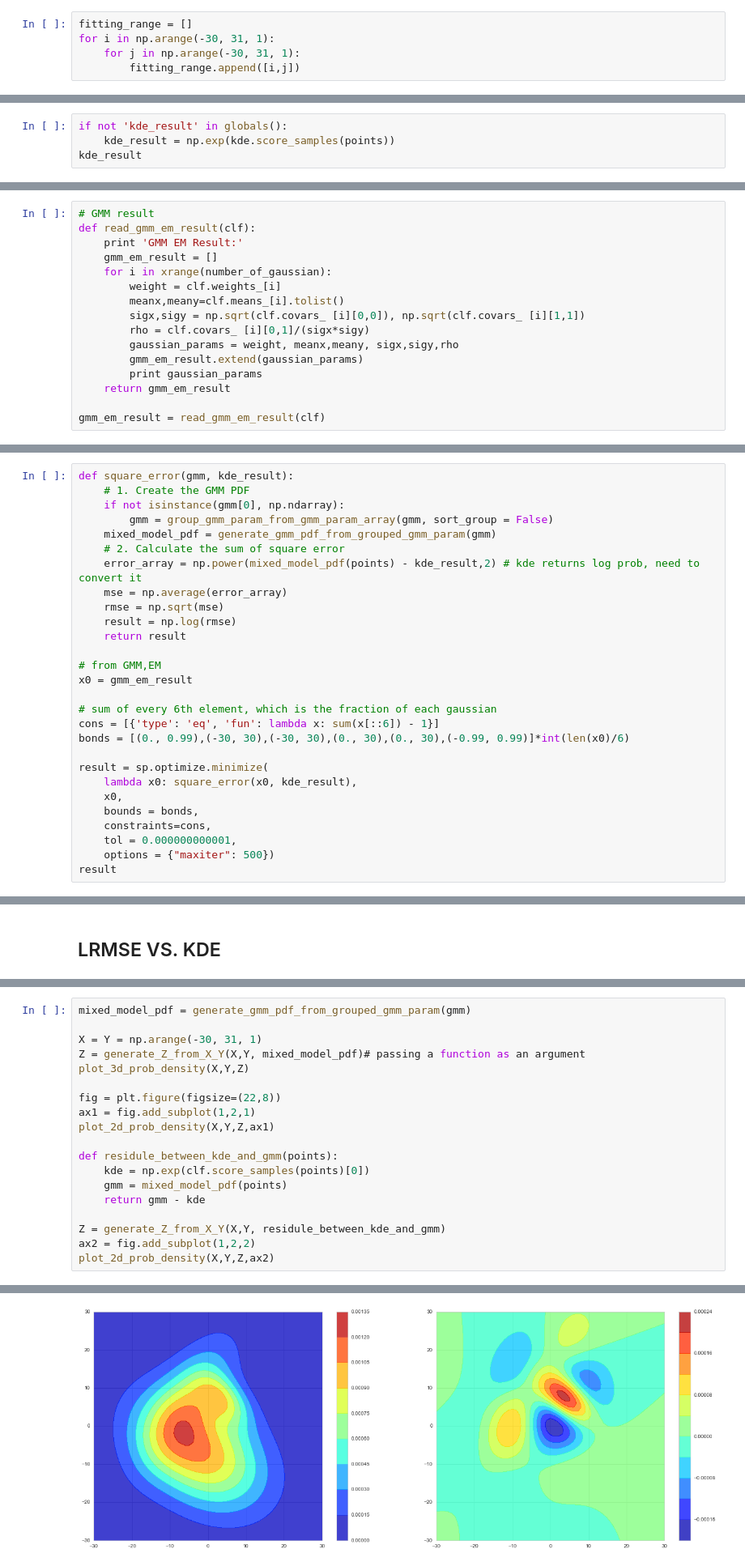
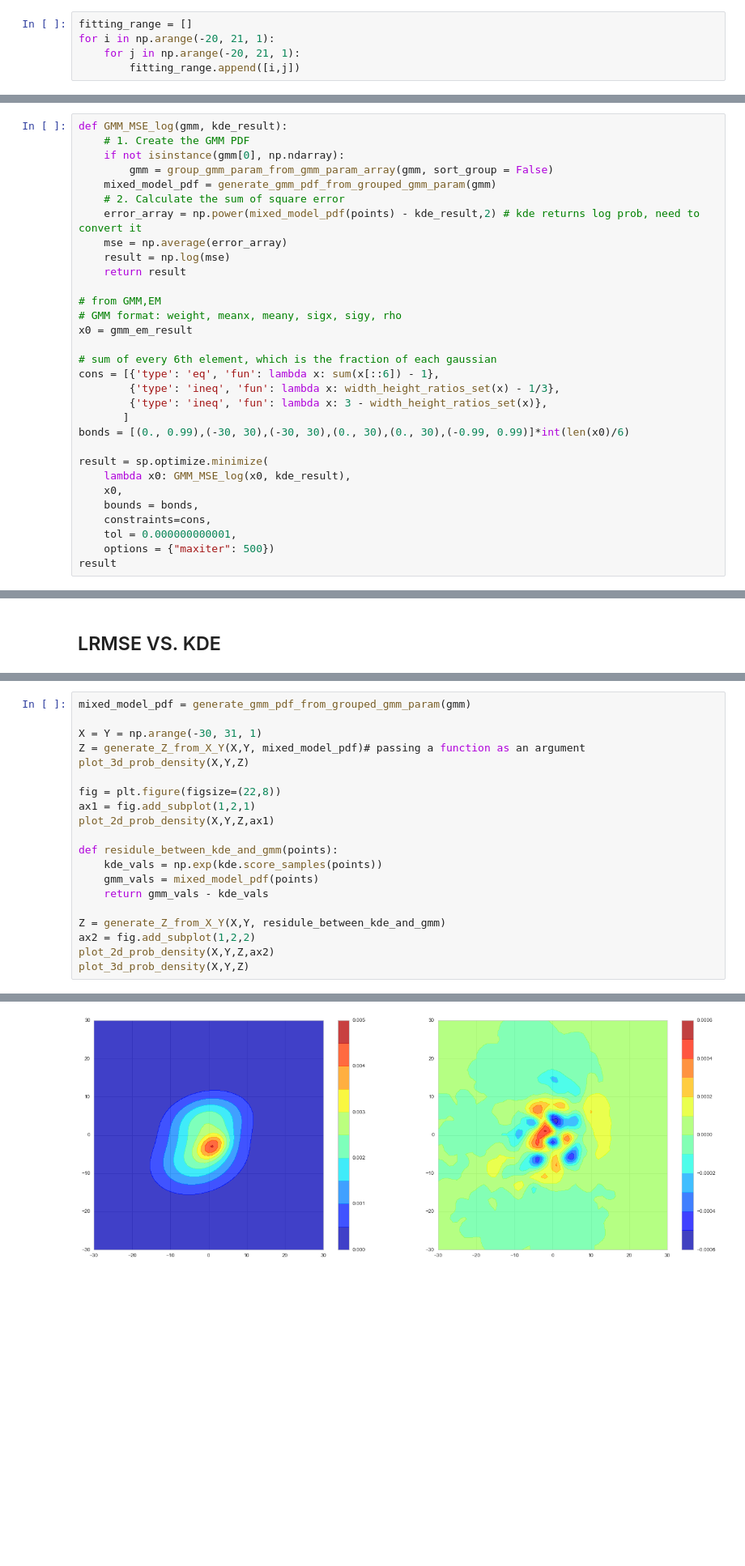
Before and after one commit to cqcn1991/Wind-Speed-Analysis, a Jupyter notebook: time_shift.ipynb, the cells around one changed output, grey strips where cells are left out. Shown at 81% size. Saved outputs shown, nothing was run; the diff lists cells and outputs as text; blank space fills up the shorter version.

```diff
--- a/time_shift.ipynb
+++ b/time_shift.ipynb
@@ -365,6 +397,6 @@ speed_angle_set = np.array(zip(df.speed, df.dir))
 number_of_gaussian = 3
 # %%
 fitting_range = []
-for i in np.arange(-30, 31, 1):
-    for j in np.arange(-30, 31, 1):
+for i in np.arange(-20, 21, 1):
+    for j in np.arange(-20, 21, 1):
         fitting_range.append([i,j])
@@ -496,4 +485,0 @@ gmm_pdf_result = np.exp(clf.score_samples(points)[0])
-# %%
-if not 'kde_result' in globals():
-    kde_result = np.exp(kde.score_samples(points))
-kde_result
@@ -533,16 +515,0 @@ print len(kde_result)
-# %%
-# GMM result
-def read_gmm_em_result(clf):
-    print 'GMM EM Result:'
-    gmm_em_result = []
-    for i in xrange(number_of_gaussian):
-        weight = clf.weights_[i]
-        meanx,meany=clf.means_[i].tolist()
-        sigx,sigy = np.sqrt(clf.covars_ [i][0,0]), np.sqrt(clf.covars_ [i][1,1])
-        rho = clf.covars_ [i][0,1]/(sigx*sigy)
-        gaussian_params = weight, meanx,meany, sigx,sigy,rho
-        gmm_em_result.extend(gaussian_params)
-        print gaussian_params
-    return gmm_em_result
-
-gmm_em_result = read_gmm_em_result(clf)
@@ -585,5 +523,5 @@ def generate_gmm_pdf_from_grouped_gmm_param(gmm):
 # %%
-def square_error(gmm, kde_result):
+def GMM_MSE_log(gmm, kde_result):
     # 1. Create the GMM PDF
     if not isinstance(gmm[0], np.ndarray):
         gmm = group_gmm_param_from_gmm_param_array(gmm, sort_group = False)
@@ -591,19 +529,22 @@ def square_error(gmm, kde_result):
     # 2. Calculate the sum of square error
     error_array = np.power(mixed_model_pdf(points) - kde_result,2) # kde returns log prob, need to convert it
     mse = np.average(error_array)
-    rmse = np.sqrt(mse)
-    result = np.log(rmse)
+    result = np.log(mse)
     return result
 
 # from GMM,EM
+# GMM format: weight, meanx, meany, sigx, sigy, rho
 x0 = gmm_em_result
 
 # sum of every 6th element, which is the fraction of each gaussian
-cons = [{'type': 'eq', 'fun': lambda x: sum(x[::6]) - 1}]
+cons = [{'type': 'eq', 'fun': lambda x: sum(x[::6]) - 1},
+        {'type': 'ineq', 'fun': lambda x: width_height_ratios_set(x) - 1/3},
+        {'type': 'ineq', 'fun': lambda x: 3 - width_height_ratios_set(x)},
+       ]
 bonds = [(0., 0.99),(-30, 30),(-30, 30),(0., 30),(0., 30),(-0.99, 0.99)]*int(len(x0)/6)
 
 result = sp.optimize.minimize(
-    lambda x0: square_error(x0, kde_result),
+    lambda x0: GMM_MSE_log(x0, kde_result),
     x0,
     bounds = bonds,
     constraints=cons,
@@ -720,11 +623,12 @@ ax1 = fig.add_subplot(1,2,1)
 plot_2d_prob_density(X,Y,Z,ax1)
 
 def residule_between_kde_and_gmm(points):
-    kde = np.exp(clf.score_samples(points)[0])
-    gmm = mixed_model_pdf(points)
-    return gmm - kde
+    kde_vals = np.exp(kde.score_samples(points))
+    gmm_vals = mixed_model_pdf(points)
+    return gmm_vals - kde_vals
 
 Z = generate_Z_from_X_Y(X,Y, residule_between_kde_and_gmm)
 ax2 = fig.add_subplot(1,2,2)
 plot_2d_prob_density(X,Y,Z,ax2)
+plot_3d_prob_density(X,Y,Z)
 # %% [output]
@@ -732 +636 @@ plot_2d_prob_density(X,Y,Z,ax2)
-[figure, old version]
+[figure, new version]
```
Also changed, not shown: parts of 77 cells of this notebook, 10 other files.
